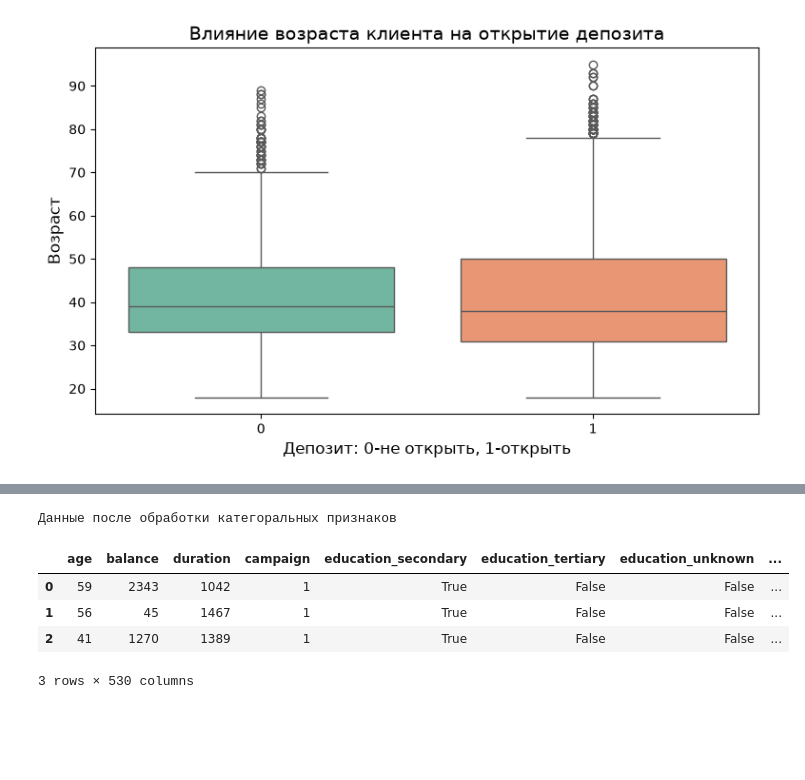
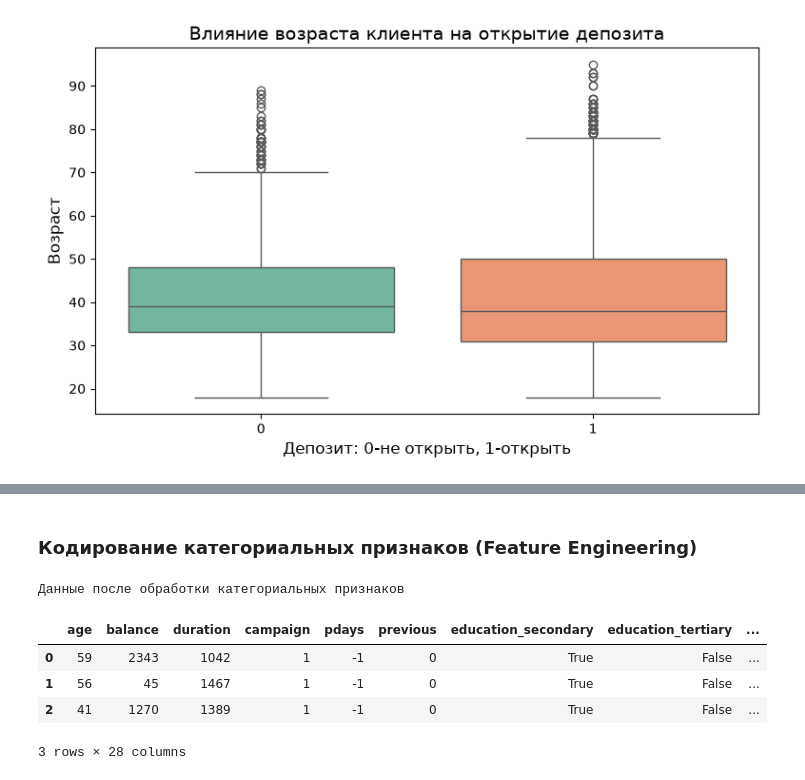
Before and after one commit to dsdhya/labs-po-AI, a Jupyter notebook: lab1/lab1.ipynb, the cells around one changed output, grey strips where cells are left out. Saved outputs shown, nothing was run; the diff lists cells and outputs as text; code cells hidden in the pictures; blank space fills up the shorter version.

```diff
--- a/lab1/lab1.ipynb
+++ b/lab1/lab1.ipynb
@@ -73,16 +72,16 @@ plt.show()
+# %% [markdown]
+### Кодирование категориальных признаков (Feature Engineering)
 # %%
 y = df["deposit"]
 
-x = pd.get_dummies(df.drop("deposit", axis=1), columns=["education", "marital", "loan", "housing", "job", "default", "previous", "poutcome", "pdays"], drop_first=True)
+x = pd.get_dummies(df.drop("deposit", axis=1), columns=["education", "marital", "loan", "housing", "job", "default", "poutcome"], drop_first=True)
 
-print("Данные после обработки категоральных признаков")
+print("Данные после обработки категориальных признаков")
 x.head(3)
-
-# Вывод: целевая переменная отделена от матрицы признаков, а категориальные столбцы закодированы для подачи в модель.
 # %% [output]
-Данные после обработки категоральных признаков
+Данные после обработки категориальных признаков
-|  | age | balance | duration | campaign | education_secondary | education_tertiary | education_unknown | ... |
-| 0 | 59 | 2343 | 1042 | 1 | True | False | False | ... |
-| 1 | 56 | 45 | 1467 | 1 | True | False | False | ... |
-| 2 | 41 | 1270 | 1389 | 1 | True | False | False | ... |
+|  | age | balance | duration | campaign | pdays | previous | education_secondary | education_tertiary | ... |
+| 0 | 59 | 2343 | 1042 | 1 | -1 | 0 | True | False | ... |
+| 1 | 56 | 45 | 1467 | 1 | -1 | 0 | True | False | ... |
+| 2 | 41 | 1270 | 1389 | 1 | -1 | 0 | True | False | ... |
-3 rows × 530 columns
+3 rows × 28 columns
```
Also changed, not shown: parts of 19 cells of this notebook, 4 other files.
